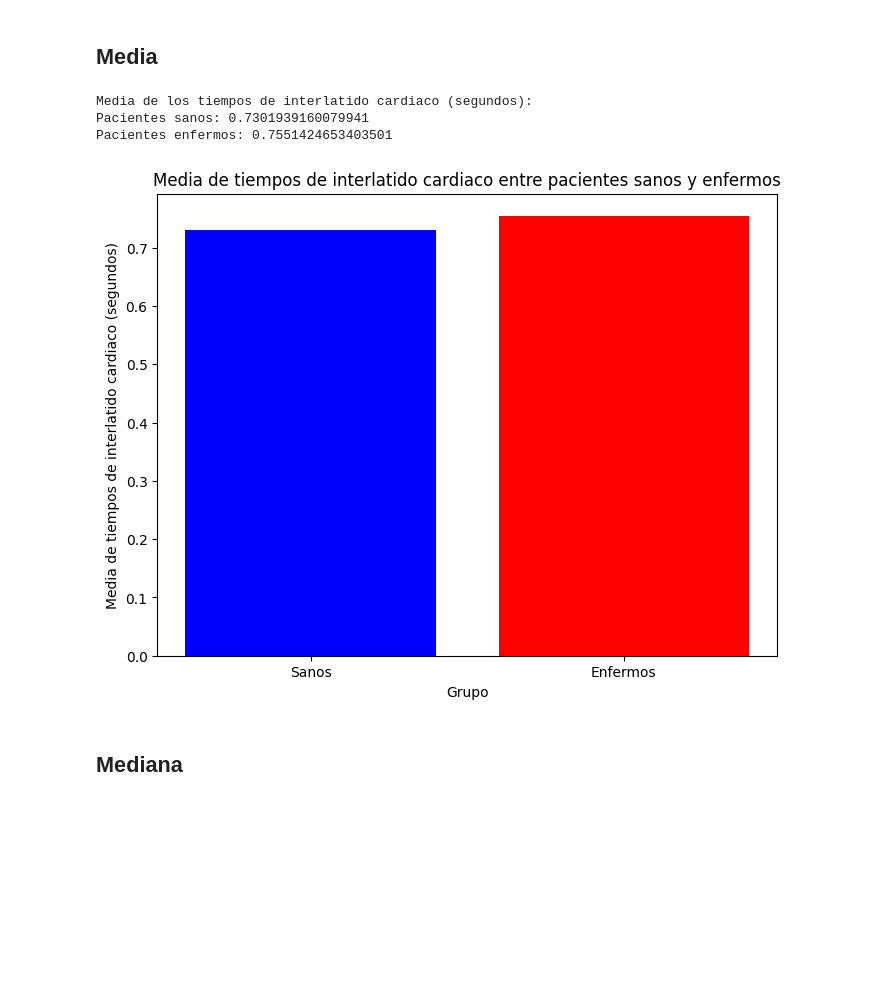
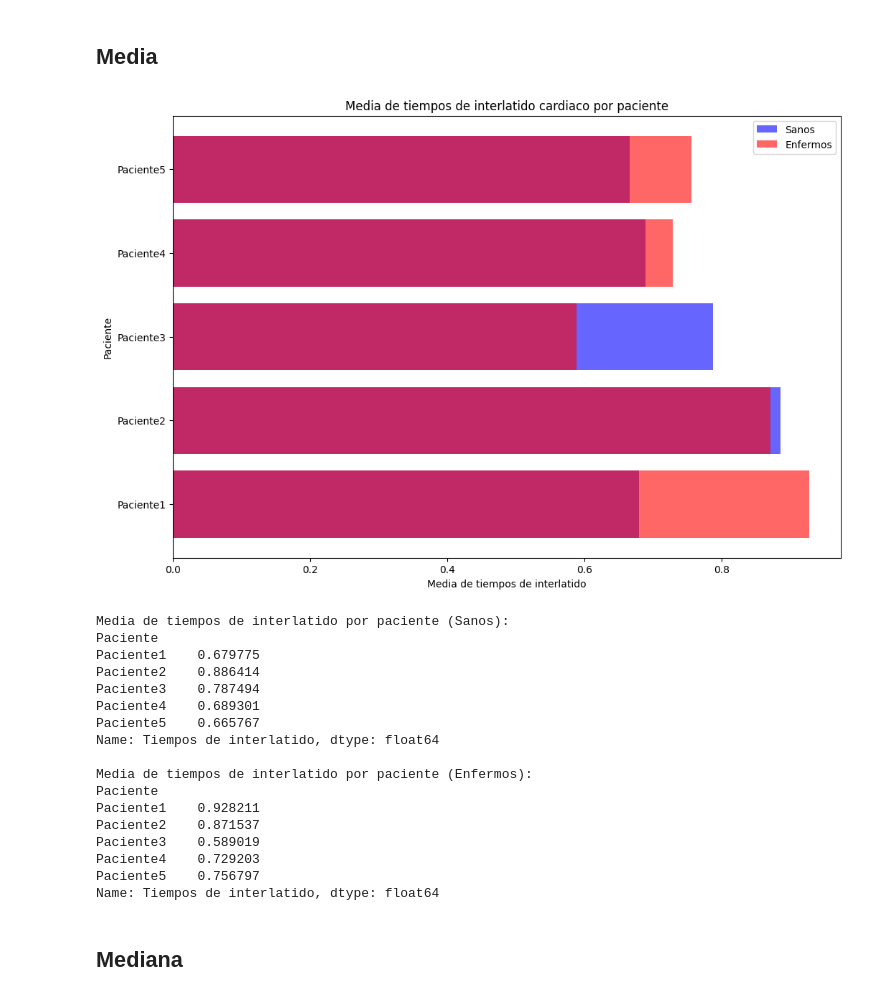
Before and after one commit to ThonnyRG/pacientes_enfermos_y_sanos_analisis, a Jupyter notebook: DATOS_BIOESTADÍSTICOS.ipynb, the cells around one changed output. Drawn from its saved outputs; the diff is of its cells as text; code cells hidden in the pictures; blank space fills up the shorter version.

```diff
--- a/DATOS_BIOESTADÍSTICOS.ipynb
+++ b/DATOS_BIOESTADÍSTICOS.ipynb
@@ -115,32 +93,56 @@ Name: Tiempos de interlatido, dtype: float64
 # Medidas de tendencia central
 # %% [markdown]
 ## Media
-# %%
-# Media
-# Calcular la media de los tiempos de interlatido cardiaco
-media_sanos = df_sanos['Tiempos de interlatido'].mean()
-media_enfermos = df_enfermos['Tiempos de interlatido'].mean()
-
-# Imprimir las medias
-print("Media de los tiempos de interlatido cardiaco (segundos):")
-print("Pacientes sanos:", media_sanos)
-print("Pacientes enfermos:", media_enfermos)
-
-# Graficar las medias
-labels = ['Sanos', 'Enfermos']
-medias = [media_sanos, media_enfermos]
-
-plt.figure(figsize=(8, 6))
-plt.bar(labels, medias, color=['blue', 'red'])
-plt.xlabel('Grupo')
-plt.ylabel('Media de tiempos de interlatido cardiaco (segundos)')
-plt.title('Media de tiempos de interlatido cardiaco entre pacientes sanos y enfermos')
-plt.show()
-# %% [output]
-Media de los tiempos de interlatido cardiaco (segundos):
-Pacientes sanos: 0.7301939160079941
-Pacientes enfermos: 0.7551424653403501
-[figure, removed]
+# %%
+# Media
+# Calcular la media de los tiempos de interlatido por paciente
+media_sanos = df_sanos.groupby('Paciente')['Tiempos de interlatido'].mean()
+media_enfermos = df_enfermos.groupby('Paciente')['Tiempos de interlatido'].mean()
+
+# Preparar datos para el gráfico de barras
+pacientes_sanos = media_sanos.index
+tiempos_sanos = media_sanos.values
+
+pacientes_enfermos = media_enfermos.index
+tiempos_enfermos = media_enfermos.values
+
+# Graficar gráfico de barras
+plt.figure(figsize=(12, 8))
+
+plt.barh(pacientes_sanos, tiempos_sanos, label='Sanos', color='blue', alpha=0.6)
+plt.barh(pacientes_enfermos, tiempos_enfermos, label='Enfermos', color='red', alpha=0.6)
+
+plt.xlabel('Media de tiempos de interlatido')
+plt.ylabel('Paciente')
+plt.title('Media de tiempos de interlatido cardiaco por paciente')
+plt.legend()
+
+plt.show()
+
+# Imprimir las medias
+print("Media de tiempos de interlatido por paciente (Sanos):")
+print(media_sanos)
+print("\nMedia de tiempos de interlatido por paciente (Enfermos):")
+print(media_enfermos)
+# %% [output]
+[figure, added]
+Media de tiempos de interlatido por paciente (Sanos):
+Paciente
+Paciente1    0.679775
+Paciente2    0.886414
+Paciente3    0.787494
+Paciente4    0.689301
+Paciente5    0.665767
+Name: Tiempos de interlatido, dtype: float64
+
+Media de tiempos de interlatido por paciente (Enfermos):
+Paciente
+Paciente1    0.928211
+Paciente2    0.871537
+Paciente3    0.589019
+Paciente4    0.729203
+Paciente5    0.756797
+Name: Tiempos de interlatido, dtype: float64
 # %% [markdown]
 ## Mediana
 # %%
```
Also changed, not shown: parts of 12 cells of this notebook.
